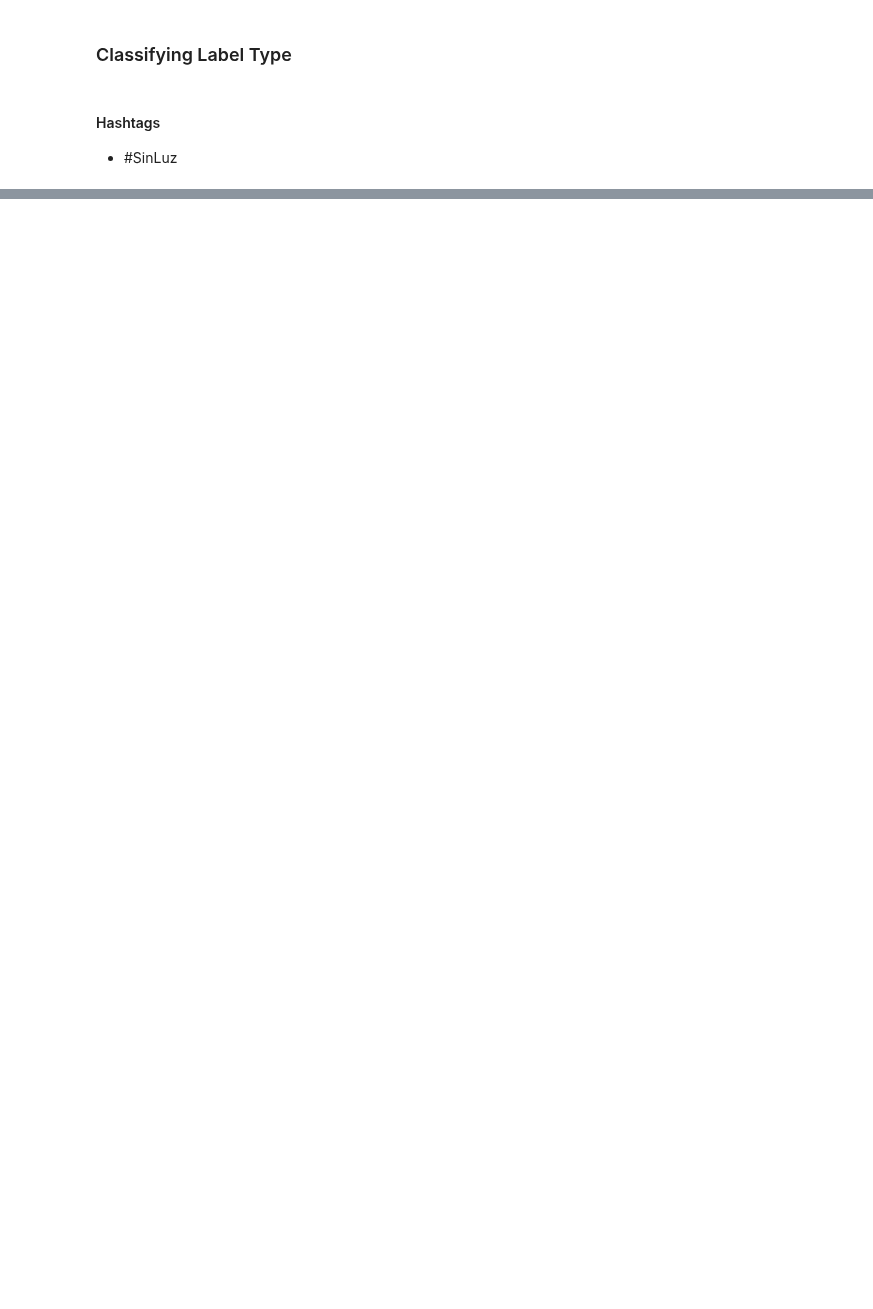
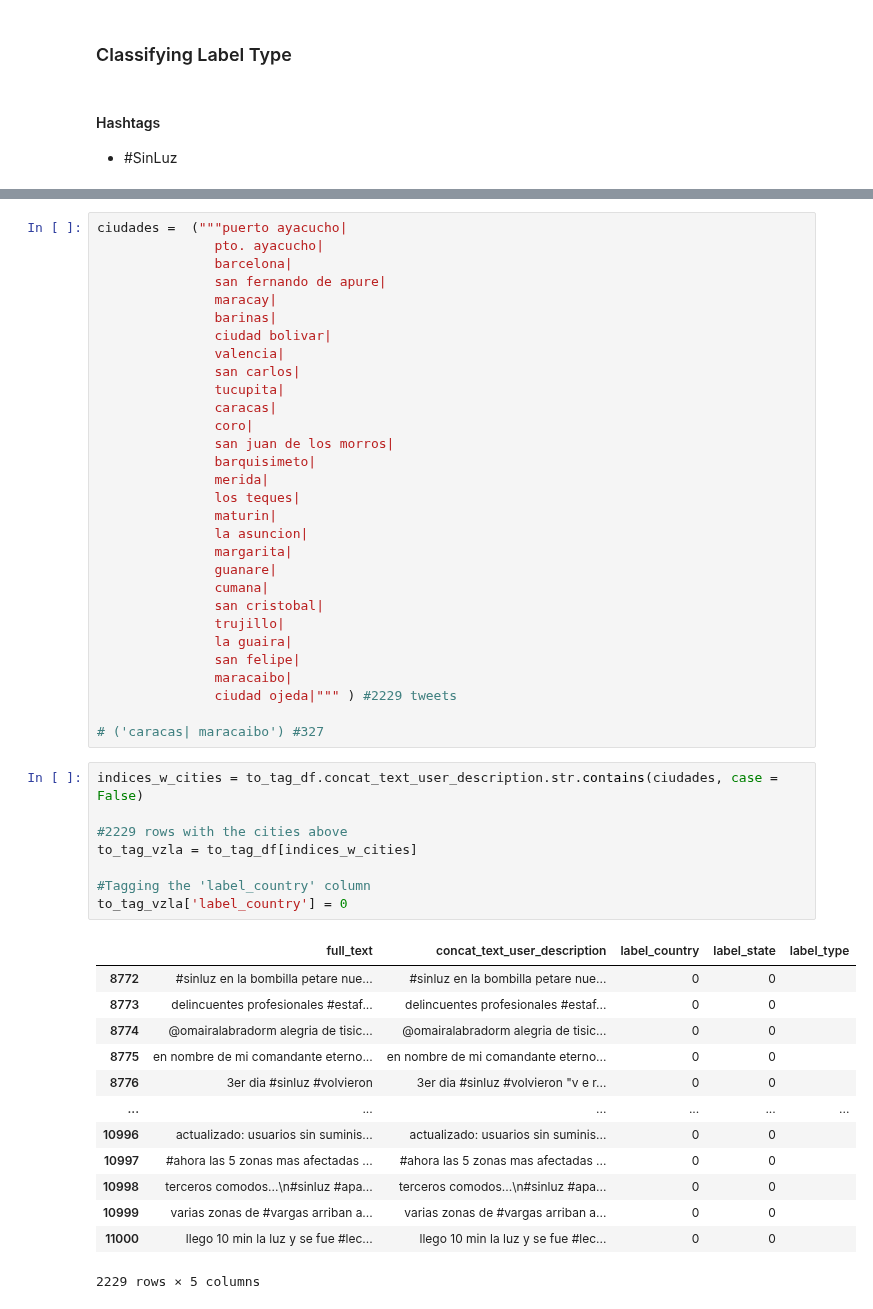
Before and after one commit to dieko95/blackouts-C4V, a Jupyter notebook: twitter_pretagging.ipynb, the cells around one changed output, grey strips where cells are left out. Drawn from its saved outputs; the diff is of its cells as text; blank space fills up the shorter version.

```diff
--- a/twitter_pretagging.ipynb
+++ b/twitter_pretagging.ipynb
@@ -90,0 +221,52 @@ diegoToTag[indices]
+# %%
+ciudades =  ("""puerto ayacucho|
+               pto. ayacucho|
+               barcelona|
+               san fernando de apure|
+               maracay|
+               barinas|
+               ciudad bolivar|
+               valencia|
+               san carlos|
+               tucupita|
+               caracas|
+               coro|
+               san juan de los morros|
+               barquisimeto|
+               merida|
+               los teques|
+               maturin|
+               la asuncion|
+               margarita|
+               guanare|
+               cumana|
+               san cristobal|
+               trujillo|
+               la guaira|
+               san felipe|
+               maracaibo|
+               ciudad ojeda|""" ) #2229 tweets
+
+# ('caracas| maracaibo') #327
+# %%
+indices_w_cities = to_tag_df.concat_text_user_description.str.contains(ciudades, case = False)
+
+#2229 rows with the cities above
+to_tag_vzla = to_tag_df[indices_w_cities]
+
+#Tagging the 'label_country' column
+to_tag_vzla['label_country'] = 0
+# %% [output]
+|  | full_text | concat_text_user_description | label_country | label_state | label_type |
+| 8772 | #sinluz en la bombilla petare nue... | #sinluz en la bombilla petare nue... | 0 | 0 |  |
+| 8773 | delincuentes profesionales #estaf... | delincuentes profesionales #estaf... | 0 | 0 |  |
+| 8774 | @omairalabradorm alegria de tisic... | @omairalabradorm alegria de tisic... | 0 | 0 |  |
+| 8775 | en nombre de mi comandante eterno... | en nombre de mi comandante eterno... | 0 | 0 |  |
+| 8776 | 3er dia #sinluz #volvieron | 3er dia #sinluz #volvieron "v e r... | 0 | 0 |  |
+| ... | ... | ... | ... | ... | ... |
+| 10996 | actualizado: usuarios sin suminis... | actualizado: usuarios sin suminis... | 0 | 0 |  |
+| 10997 | #ahora las 5 zonas mas afectadas ... | #ahora las 5 zonas mas afectadas ... | 0 | 0 |  |
+| 10998 | terceros comodos...\n#sinluz #apa... | terceros comodos...\n#sinluz #apa... | 0 | 0 |  |
+| 10999 | varias zonas de #vargas arriban a... | varias zonas de #vargas arriban a... | 0 | 0 |  |
+| 11000 | llego 10 min la luz y se fue #lec... | llego 10 min la luz y se fue #lec... | 0 | 0 |  |
+2229 rows × 5 columns
```
Also changed, not shown: parts of 21 cells of this notebook.
